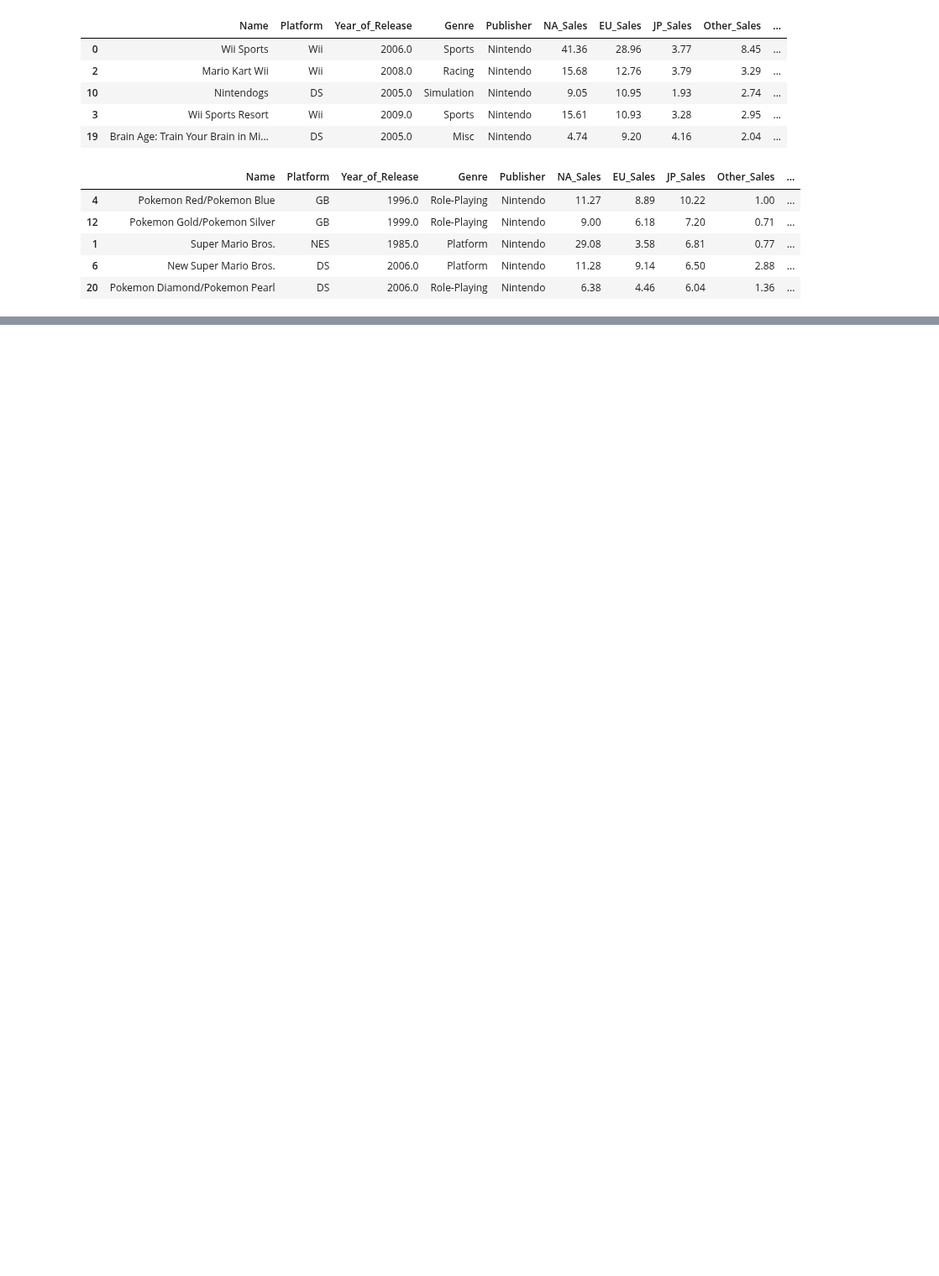
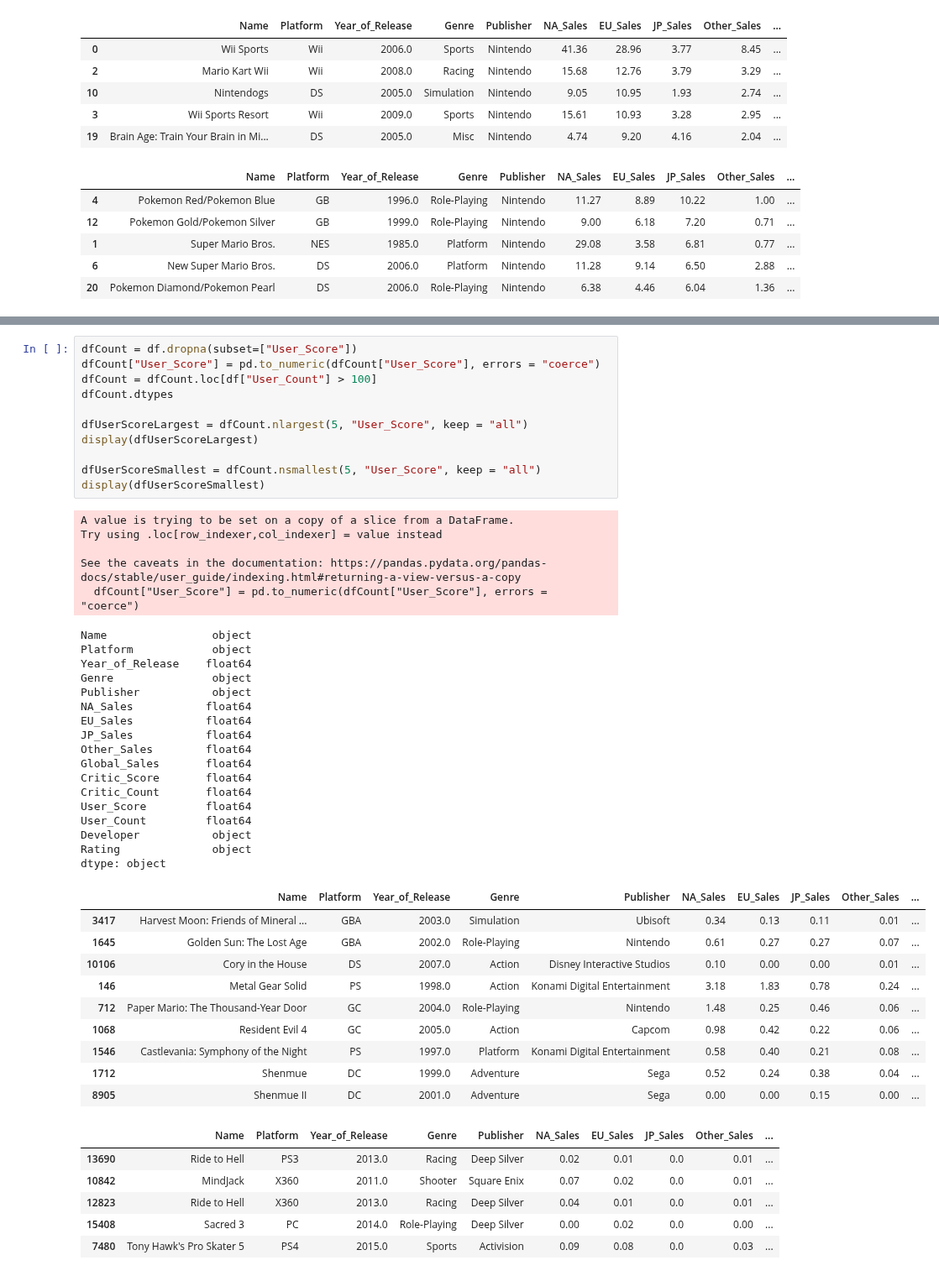
Before and after one commit to arquillen-py/jupyter-books, a Jupyter notebook: VGSales.ipynb, the cells around one changed output, grey strips where cells are left out. Shown at 84% size. Saved outputs shown, nothing was run; the diff lists cells and outputs as text; blank space fills up the shorter version.

```diff
--- a/VGSales.ipynb
+++ b/VGSales.ipynb
@@ -221,0 +389,50 @@ Text(0.5, 1.0, 'Top 5 Japanese Games')
+# %%
+dfCount = df.dropna(subset=["User_Score"])
+dfCount["User_Score"] = pd.to_numeric(dfCount["User_Score"], errors = "coerce")
+dfCount = dfCount.loc[df["User_Count"] > 100]
+dfCount.dtypes
+
+dfUserScoreLargest = dfCount.nlargest(5, "User_Score", keep = "all")
+display(dfUserScoreLargest)
+
+dfUserScoreSmallest = dfCount.nsmallest(5, "User_Score", keep = "all")
+display(dfUserScoreSmallest)
+# %% [output]
+A value is trying to be set on a copy of a slice from a DataFrame.
+Try using .loc[row_indexer,col_indexer] = value instead
+
+See the caveats in the documentation: https://pandas.pydata.org/pandas-docs/stable/user_guide/indexing.html#returning-a-view-versus-a-copy
+  dfCount["User_Score"] = pd.to_numeric(dfCount["User_Score"], errors = "coerce")
+Name                object
+Platform            object
+Year_of_Release    float64
+Genre               object
+Publisher           object
+NA_Sales           float64
+EU_Sales           float64
+JP_Sales           float64
+Other_Sales        float64
+Global_Sales       float64
+Critic_Score       float64
+Critic_Count       float64
+User_Score         float64
+User_Count         float64
+Developer           object
+Rating              object
+dtype: object
+|  | Name | Platform | Year_of_Release | Genre | Publisher | NA_Sales | EU_Sales | JP_Sales | Other_Sales | ... |
+| 3417 | Harvest Moon: Friends of Mineral ... | GBA | 2003.0 | Simulation | Ubisoft | 0.34 | 0.13 | 0.11 | 0.01 | ... |
+| 1645 | Golden Sun: The Lost Age | GBA | 2002.0 | Role-Playing | Nintendo | 0.61 | 0.27 | 0.27 | 0.07 | ... |
+| 10106 | Cory in the House | DS | 2007.0 | Action | Disney Interactive Studios | 0.10 | 0.00 | 0.00 | 0.01 | ... |
+| 146 | Metal Gear Solid | PS | 1998.0 | Action | Konami Digital Entertainment | 3.18 | 1.83 | 0.78 | 0.24 | ... |
+| 712 | Paper Mario: The Thousand-Year Door | GC | 2004.0 | Role-Playing | Nintendo | 1.48 | 0.25 | 0.46 | 0.06 | ... |
+| 1068 | Resident Evil 4 | GC | 2005.0 | Action | Capcom | 0.98 | 0.42 | 0.22 | 0.06 | ... |
+| 1546 | Castlevania: Symphony of the Night | PS | 1997.0 | Platform | Konami Digital Entertainment | 0.58 | 0.40 | 0.21 | 0.08 | ... |
+| 1712 | Shenmue | DC | 1999.0 | Adventure | Sega | 0.52 | 0.24 | 0.38 | 0.04 | ... |
+| 8905 | Shenmue II | DC | 2001.0 | Adventure | Sega | 0.00 | 0.00 | 0.15 | 0.00 | ... |
+|  | Name | Platform | Year_of_Release | Genre | Publisher | NA_Sales | EU_Sales | JP_Sales | Other_Sales | ... |
+| 13690 | Ride to Hell | PS3 | 2013.0 | Racing | Deep Silver | 0.02 | 0.01 | 0.0 | 0.01 | ... |
+| 10842 | MindJack | X360 | 2011.0 | Shooter | Square Enix | 0.07 | 0.02 | 0.0 | 0.01 | ... |
+| 12823 | Ride to Hell | X360 | 2013.0 | Racing | Deep Silver | 0.04 | 0.01 | 0.0 | 0.01 | ... |
+| 15408 | Sacred 3 | PC | 2014.0 | Role-Playing | Deep Silver | 0.00 | 0.02 | 0.0 | 0.00 | ... |
+| 7480 | Tony Hawk's Pro Skater 5 | PS4 | 2015.0 | Sports | Activision | 0.09 | 0.08 | 0.0 | 0.03 | ... |
```
Also changed, not shown: parts of 14 cells of this notebook, 2 other files.
